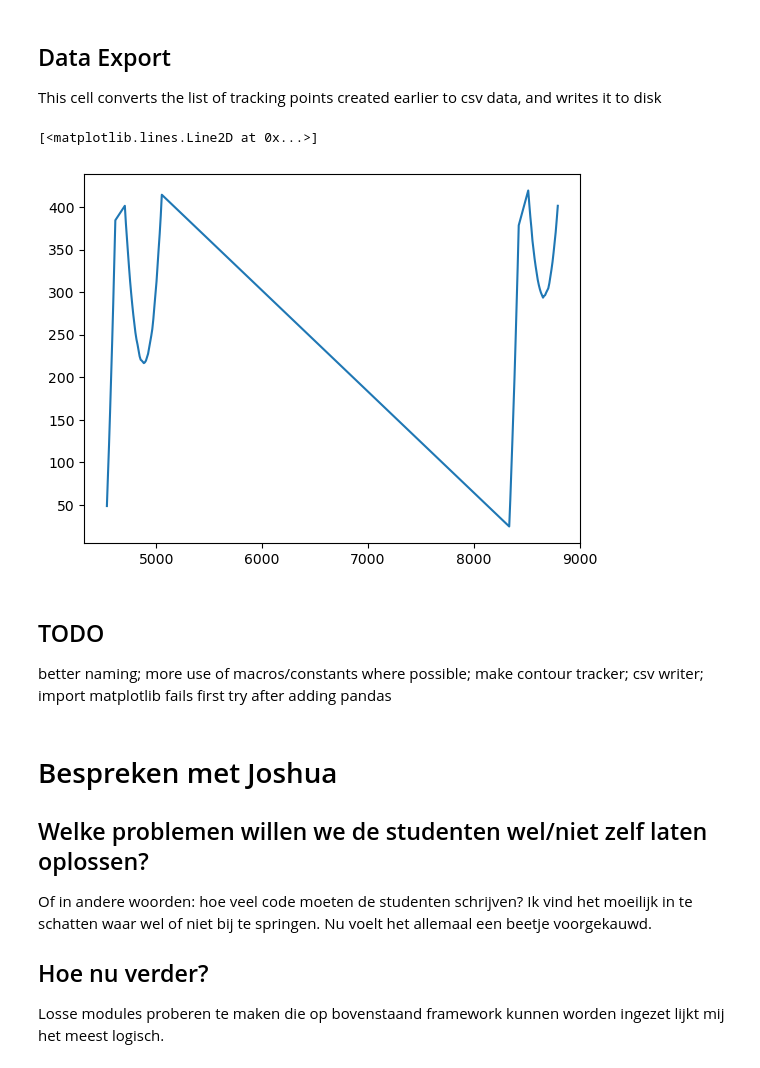
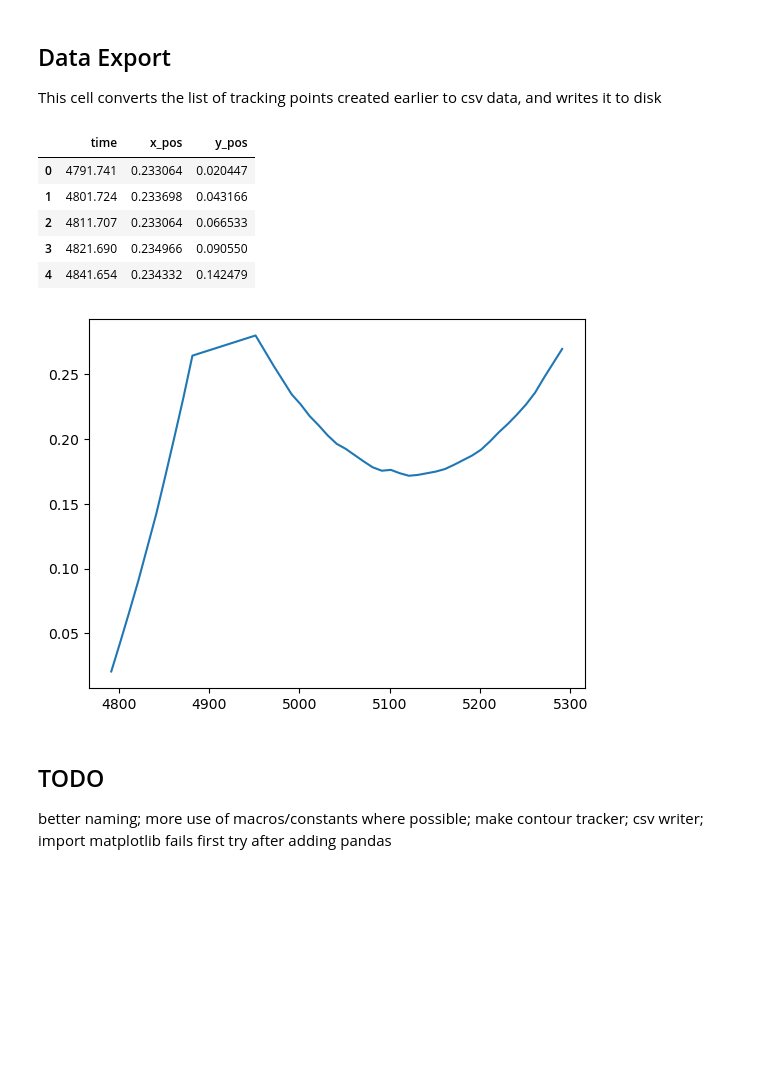
Before and after one commit to mbatstra/IPyTracker, a Jupyter notebook: tracking_practicum.ipynb, the cells around one changed output. Drawn from its saved outputs; the diff is of its cells as text; code cells hidden in the pictures; blank space fills up the shorter version.

Commit message:
added timestamped filenames and pixel to real distance conversion

```diff
--- a/tracking_practicum.ipynb
+++ b/tracking_practicum.ipynb
@@ -244,10 +268,12 @@ VBox(children=(IntSlider(value=10, description='min_dist'), IntSlider(value=50,
 Get array of frames for processing convenience.
 NB: This caches the entire video; try to keep your recordings as short as possible
 # %%
+global path
+
 # let ffmpeg write raw video to pipe
 out, _ = (
     ffmpeg
-    .input('data/recording.h264')
+    .input(path + '.h264')
     .output('pipe:', format='rawvideo', pix_fmt='rgb24')
     .run(capture_stdout=True)
 )
@@ -283,20 +312,38 @@ video:912708kB audio:0kB subtitle:0kB other streams:0kB global headers:0kB muxin
+# %%
+# these values are specific to this camera; do not change them unless using a different camera
+horizontal_fov = 66 * math.pi / 180
+vertical_fov = 41 * math.pi / 180
+
+# camera distance to plane in meters; verify this yourself!
+camera_dist = 0.75
+
+# physical dimensions of our frame
+frame_width = math.tan(horizontal_fov / 2) * camera_dist
+frame_height = math.tan(vertical_fov / 2) * camera_dist
+
+# convert given pixel coordinates to real world; uses upper-left corner as origin
+def pixel_to_real_distance(x, y):
+    global width, height
+    return x / width * frame_width, y / height * frame_height
 # %% [markdown]
 ## Frame Sanitization and Tracking
 In this cell it is possible to gather tracking information for each frame of the video that gets cached above. By default, a subset of all frames that contain tracking points will be collected. This subset will then be made available for further manual cleanup.
 # %%
+global config
+global path
+
 # metadata class for tracked objects in frames
 @dataclass
 class TrackingPoint:
     delta: timedelta = timedelta(0)
     frame_index: int = 0
-    pos_x: int = None
-    pos_y: int = None
+    pixel_pos: (int, int) = (0, 0)
+    real_pos: (int, int) = (0, 0)
 
-global config
 tracking_points = []
 
 # fetch timestamps from recording
-with open('data/recording.pts') as file:
+with open(path + '.pts') as file:
     timestamps = file.readlines()[1:]
 
 # get metadata for each frame where objects were detected
@@ -307,8 +354,8 @@ for i, frame in enumerate(video):
             p = TrackingPoint()
             p.delta = timedelta(milliseconds=float(timestamps[i]))
             p.frame_index = i
-            p.pos_x = c[0][0]
-            p.pos_y = c[0][1]
+            p.pixel_pos = (c[0][0], c[0][1])
+            p.real_pos = (pixel_to_real_distance(c[0][0], c[0][1]))
             tracking_points.append(p)
 
 # get a subset of frames which has only non-empty frames
@@ -353,23 +400,30 @@ out
 ## Data Export
 This cell converts the list of tracking points created earlier to csv data, and writes it to disk
 # %%
-csv_path = 'data/tracking'  # omit file extension
+global path
+csv_path = path + '.csv'
 
 # create and populate csv instance
 def make_csv(path, points):
     with open(path, 'w', newline='') as file:
         writer = csv.writer(file, delimiter=',')
         writer.writerow(['time', 'x_pos', 'y_pos'])
         for p in points:
-            writer.writerow([p.delta / timedelta(milliseconds=1), p.pos_x, p.pos_y])
+            writer.writerow([p.delta / timedelta(milliseconds=1), p.real_pos[0], p.real_pos[1]])
 
 # display plot
 make_csv(csv_path, tracking_points)
 df = pd.read_csv(csv_path)
 plt.plot(df.time, df.y_pos)
+df.head(5)
 # %% [output]
-[<matplotlib.lines.Line2D at 0x...>]
+|  | time | x_pos | y_pos |
+| 0 | 4791.741 | 0.233064 | 0.020447 |
+| 1 | 4801.724 | 0.233698 | 0.043166 |
+| 2 | 4811.707 | 0.233064 | 0.066533 |
+| 3 | 4821.690 | 0.234966 | 0.090550 |
+| 4 | 4841.654 | 0.234332 | 0.142479 |
-[figure, old version]
+[figure, new version]
 # %% [markdown]
 ## TODO
 better naming;
@@ -377,12 +431,3 @@ more use of macros/constants where possible;
 make contour tracker;
 csv writer;
 import matplotlib fails first try after adding pandas
-# %% [markdown]
-# Bespreken met Joshua
-
-## Welke problemen willen we de studenten wel/niet zelf laten oplossen?
-Of in andere woorden: hoe veel code moeten de studenten schrijven? Ik vind het moeilijk in te schatten waar wel of niet bij te springen.
-Nu voelt het allemaal een beetje voorgekauwd.
-
-## Hoe nu verder?
-Losse modules proberen te maken die op bovenstaand framework kunnen worden ingezet lijkt mij het meest logisch.
```
Also changed, not shown: parts of 9 cells of this notebook, 2 other files.
